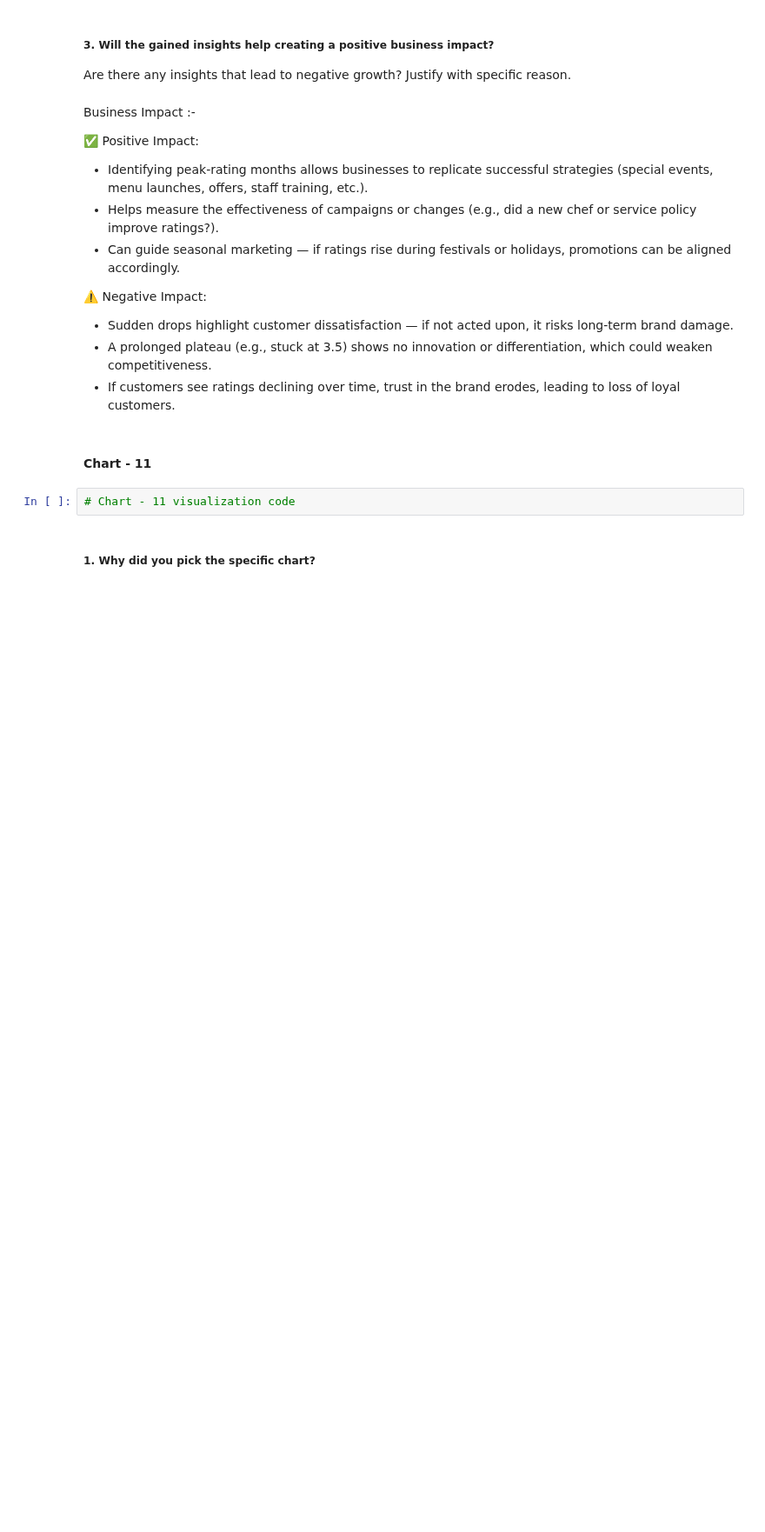
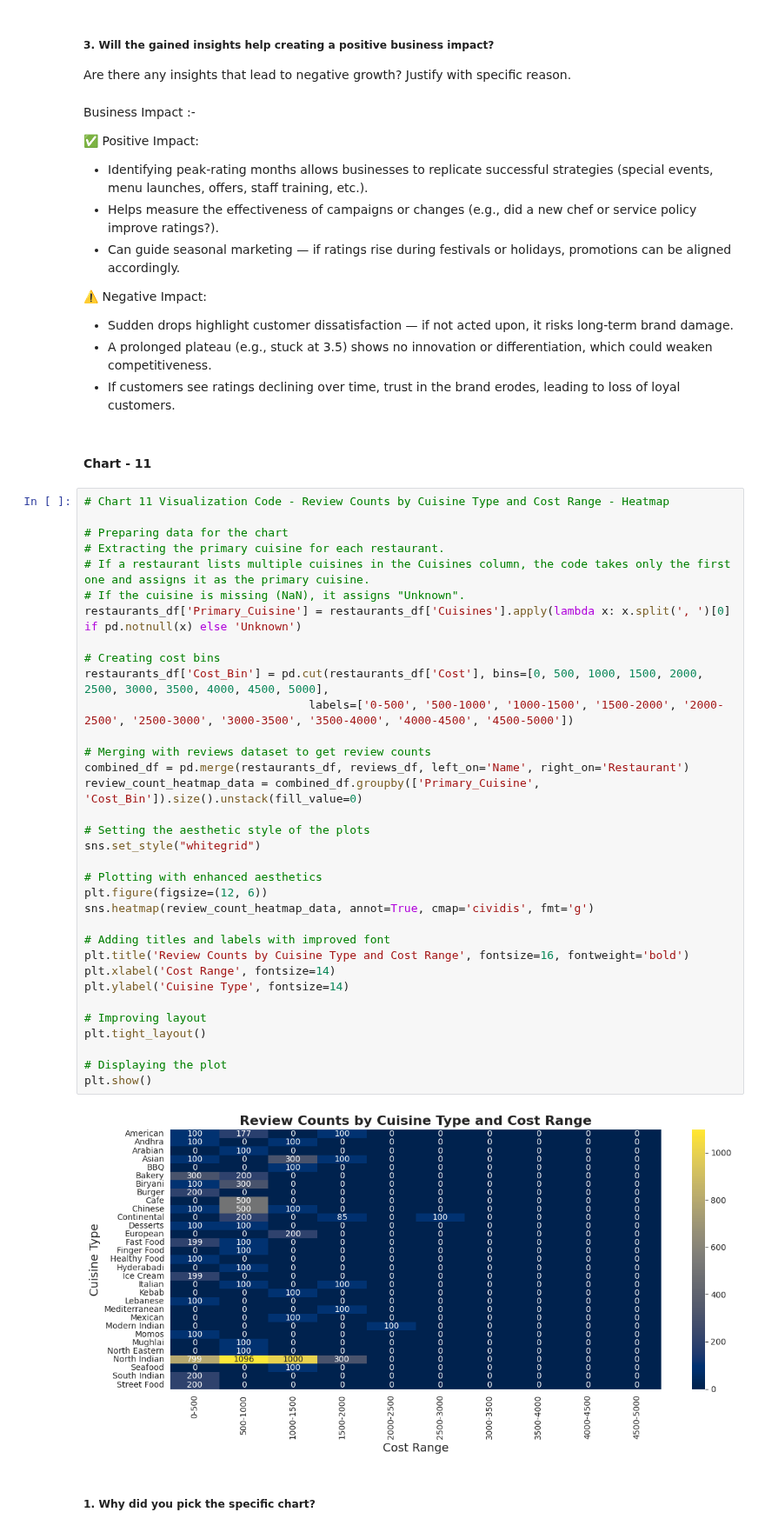
Before and after one commit to Ash99-commits/Unsupervised_ML_Zomato-Restaurant_Clustering_And_Sentiment_Analysis, a Jupyter notebook: Unsupervised_ML_Zomato_Restaurant_Clustering_And_Sentiment_Analysis_Ashwani_Kumar_Patra.ipynb, the cells around one changed output. Shown at 87% size. Cells and saved outputs as stored; diff of their text form; blank space fills up the shorter version.

Commit message:
Chart 11 - Review Counts by Cuisine Type and Cost Range - Heatmap, plotted, insights are driven from it, along with its business impact [both positive and negative(if any)].

```diff
--- a/Unsupervised_ML_Zomato_Restaurant_Clustering_And_Sentiment_Analysis_Ashwani_Kumar_Patra.ipynb
+++ b/Unsupervised_ML_Zomato_Restaurant_Clustering_And_Sentiment_Analysis_Ashwani_Kumar_Patra.ipynb
@@ -1370,7 +1370,41 @@ Business Impact :-
 *  If customers see ratings declining over time, trust in the brand erodes, leading to loss of loyal customers.
 # %% [markdown]
 #### Chart - 11
-# %%
-# Chart - 11 visualization code
+# %%
+# Chart 11 Visualization Code - Review Counts by Cuisine Type and Cost Range - Heatmap
+
+# Preparing data for the chart
+# Extracting the primary cuisine for each restaurant.
+# If a restaurant lists multiple cuisines in the Cuisines column, the code takes only the first one and assigns it as the primary cuisine.
+# If the cuisine is missing (NaN), it assigns "Unknown".
+restaurants_df['Primary_Cuisine'] = restaurants_df['Cuisines'].apply(lambda x: x.split(', ')[0] if pd.notnull(x) else 'Unknown')
+
+# Creating cost bins
+restaurants_df['Cost_Bin'] = pd.cut(restaurants_df['Cost'], bins=[0, 500, 1000, 1500, 2000, 2500, 3000, 3500, 4000, 4500, 5000],
+                                 labels=['0-500', '500-1000', '1000-1500', '1500-2000', '2000-2500', '2500-3000', '3000-3500', '3500-4000', '4000-4500', '4500-5000'])
+
+# Merging with reviews dataset to get review counts
+combined_df = pd.merge(restaurants_df, reviews_df, left_on='Name', right_on='Restaurant')
+review_count_heatmap_data = combined_df.groupby(['Primary_Cuisine', 'Cost_Bin']).size().unstack(fill_value=0)
+
+# Setting the aesthetic style of the plots
+sns.set_style("whitegrid")
+
+# Plotting with enhanced aesthetics
+plt.figure(figsize=(12, 6))
+sns.heatmap(review_count_heatmap_data, annot=True, cmap='cividis', fmt='g')
+
+# Adding titles and labels with improved font
+plt.title('Review Counts by Cuisine Type and Cost Range', fontsize=16, fontweight='bold')
+plt.xlabel('Cost Range', fontsize=14)
+plt.ylabel('Cuisine Type', fontsize=14)
+
+# Improving layout
+plt.tight_layout()
+
+# Displaying the plot
+plt.show()
+# %% [output]
+[figure, added]
 # %% [markdown]
 ##### 1. Why did you pick the specific chart?
```
Also changed, not shown: parts of 6 cells of this notebook.
